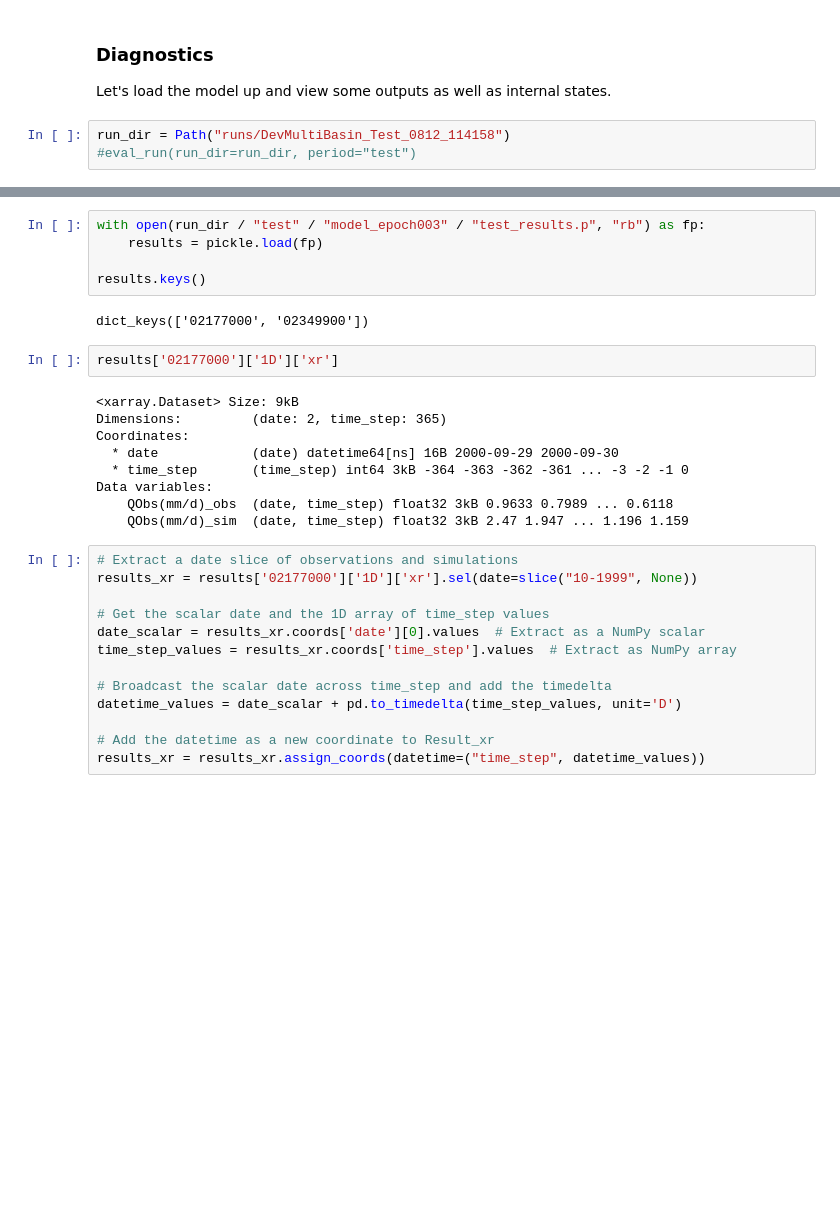
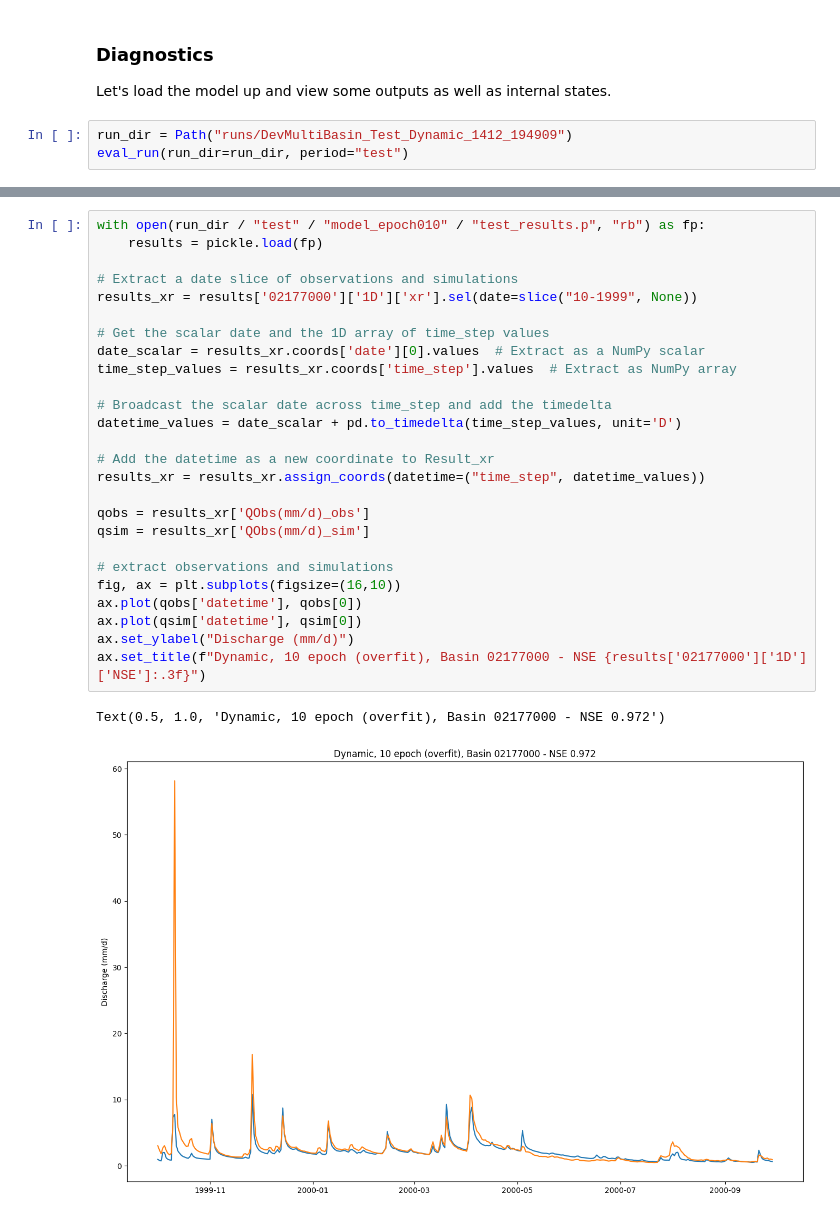
Before and after one commit to mines-ciroh/neuralhydrology-dcfe, a Jupyter notebook: examples/07-DCFE/smokeTest.ipynb, the cells around one changed output, grey strips where cells are left out. Drawn from its saved outputs; the diff is of its cells as text; blank space fills up the shorter version.

```diff
--- a/examples/07-DCFE/smokeTest.ipynb
+++ b/examples/07-DCFE/smokeTest.ipynb
@@ -95,5 +95,5 @@ Metrics for 1D are calculated over last 1 elements only. Ignoring 364 prediction
 ### Diagnostics
 Let's load the model up and view some outputs as well as internal states.
 # %%
-run_dir = Path("runs/DevMultiBasin_Test_0812_114158")
-#eval_run(run_dir=run_dir, period="test")
+run_dir = Path("runs/DevMultiBasin_Test_Dynamic_1412_194909")
+eval_run(run_dir=run_dir, period="test")
@@ -100,31 +105,29 @@ run_dir = Path("runs/DevMultiBasin_Test_0812_114158")
 # %%
-with open(run_dir / "test" / "model_epoch003" / "test_results.p", "rb") as fp:
+with open(run_dir / "test" / "model_epoch010" / "test_results.p", "rb") as fp:
     results = pickle.load(fp)
 
-results.keys()
+# Extract a date slice of observations and simulations
+results_xr = results['02177000']['1D']['xr'].sel(date=slice("10-1999", None))
+
+# Get the scalar date and the 1D array of time_step values
+date_scalar = results_xr.coords['date'][0].values  # Extract as a NumPy scalar
+time_step_values = results_xr.coords['time_step'].values  # Extract as NumPy array
+
+# Broadcast the scalar date across time_step and add the timedelta
+datetime_values = date_scalar + pd.to_timedelta(time_step_values, unit='D')
+
+# Add the datetime as a new coordinate to Result_xr
+results_xr = results_xr.assign_coords(datetime=("time_step", datetime_values))
+
+qobs = results_xr['QObs(mm/d)_obs']
+qsim = results_xr['QObs(mm/d)_sim']
+
+# extract observations and simulations
+fig, ax = plt.subplots(figsize=(16,10))
+ax.plot(qobs['datetime'], qobs[0])
+ax.plot(qsim['datetime'], qsim[0])
+ax.set_ylabel("Discharge (mm/d)")
+ax.set_title(f"Dynamic, 10 epoch (overfit), Basin 02177000 - NSE {results['02177000']['1D']['NSE']:.3f}")
 # %% [output]
-dict_keys(['02177000', '02349900'])
+Text(0.5, 1.0, 'Dynamic, 10 epoch (overfit), Basin 02177000 - NSE 0.972')
+[figure, added]
-# %%
-results['02177000']['1D']['xr']
-# %% [output]
-<xarray.Dataset> Size: 9kB
-Dimensions:         (date: 2, time_step: 365)
-Coordinates:
-  * date            (date) datetime64[ns] 16B 2000-09-29 2000-09-30
-  * time_step       (time_step) int64 3kB -364 -363 -362 -361 ... -3 -2 -1 0
-Data variables:
-    QObs(mm/d)_obs  (date, time_step) float32 3kB 0.9633 0.7989 ... 0.6118
-    QObs(mm/d)_sim  (date, time_step) float32 3kB 2.47 1.947 ... 1.196 1.159
-# %%
-# Extract a date slice of observations and simulations
-results_xr = results['02177000']['1D']['xr'].sel(date=slice("10-1999", None))
-
-# Get the scalar date and the 1D array of time_step values
-date_scalar = results_xr.coords['date'][0].values  # Extract as a NumPy scalar
-time_step_values = results_xr.coords['time_step'].values  # Extract as NumPy array
-
-# Broadcast the scalar date across time_step and add the timedelta
-datetime_values = date_scalar + pd.to_timedelta(time_step_values, unit='D')
-
-# Add the datetime as a new coordinate to Result_xr
-results_xr = results_xr.assign_coords(datetime=("time_step", datetime_values))
```
Also changed, not shown: parts of 12 cells of this notebook, 11 other files.
